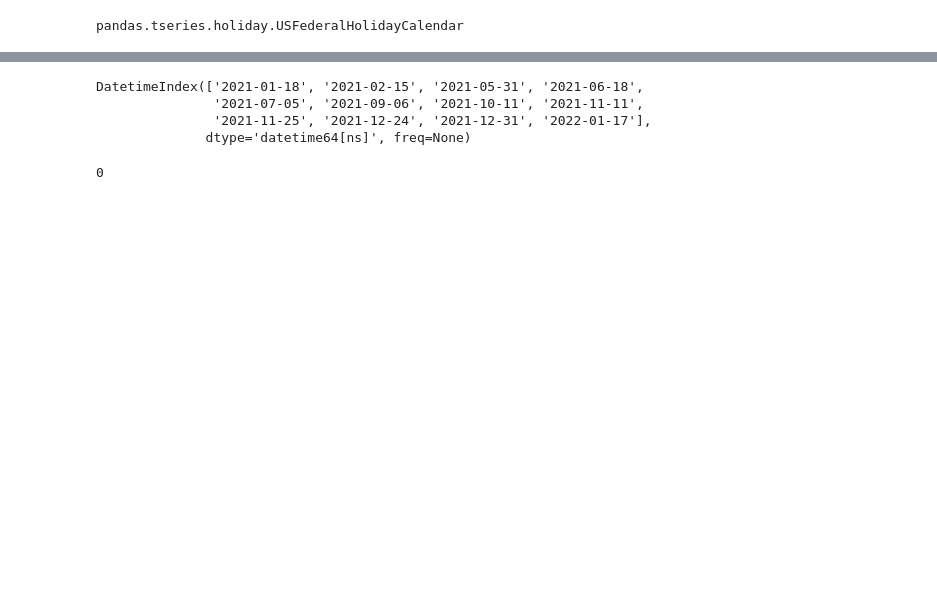
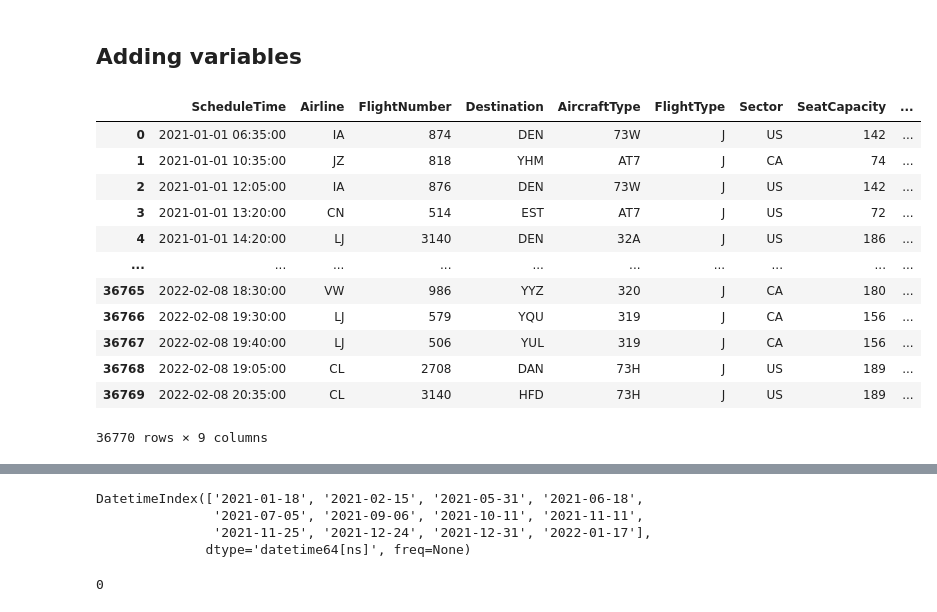
Before and after one commit to MatildeDP/ComputationalDataAnalysisProject, a Jupyter notebook: case1.ipynb, the cells around one changed output, grey strips where cells are left out. Cells and saved outputs as stored; diff of their text form; code cells hidden in the pictures; blank space fills up the shorter version.

```diff
--- a/case1.ipynb
+++ b/case1.ipynb
@@ -6,7 +10,22 @@ import seaborn as sns
 
 sns.set()
-# %%
-df = pd.read_excel("data/realised_schedule.xlsx")
-from pandas.tseries.holiday import USFederalHolidayCalendar as calendar
-# %% [output]
-pandas.tseries.holiday.USFederalHolidayCalendar
+# %% [markdown]
+## Adding variables
+# %%
+# read data
+df = pd.read_excel("data/realised_schedule.xlsx")
+df
+# %% [output]
+|  | ScheduleTime | Airline | FlightNumber | Destination | AircraftType | FlightType | Sector | SeatCapacity | ... |
+| 0 | 2021-01-01 06:35:00 | IA | 874 | DEN | 73W | J | US | 142 | ... |
+| 1 | 2021-01-01 10:35:00 | JZ | 818 | YHM | AT7 | J | CA | 74 | ... |
+| 2 | 2021-01-01 12:05:00 | IA | 876 | DEN | 73W | J | US | 142 | ... |
+| 3 | 2021-01-01 13:20:00 | CN | 514 | EST | AT7 | J | US | 72 | ... |
+| 4 | 2021-01-01 14:20:00 | LJ | 3140 | DEN | 32A | J | US | 186 | ... |
+| ... | ... | ... | ... | ... | ... | ... | ... | ... | ... |
+| 36765 | 2022-02-08 18:30:00 | VW | 986 | YYZ | 320 | J | CA | 180 | ... |
+| 36766 | 2022-02-08 19:30:00 | LJ | 579 | YQU | 319 | J | CA | 156 | ... |
+| 36767 | 2022-02-08 19:40:00 | LJ | 506 | YUL | 319 | J | CA | 156 | ... |
+| 36768 | 2022-02-08 19:05:00 | CL | 2708 | DAN | 73H | J | US | 189 | ... |
+| 36769 | 2022-02-08 20:35:00 | CL | 3140 | HFD | 73H | J | US | 189 | ... |
+36770 rows × 9 columns
```
Also changed, not shown: parts of 12 cells of this notebook.
